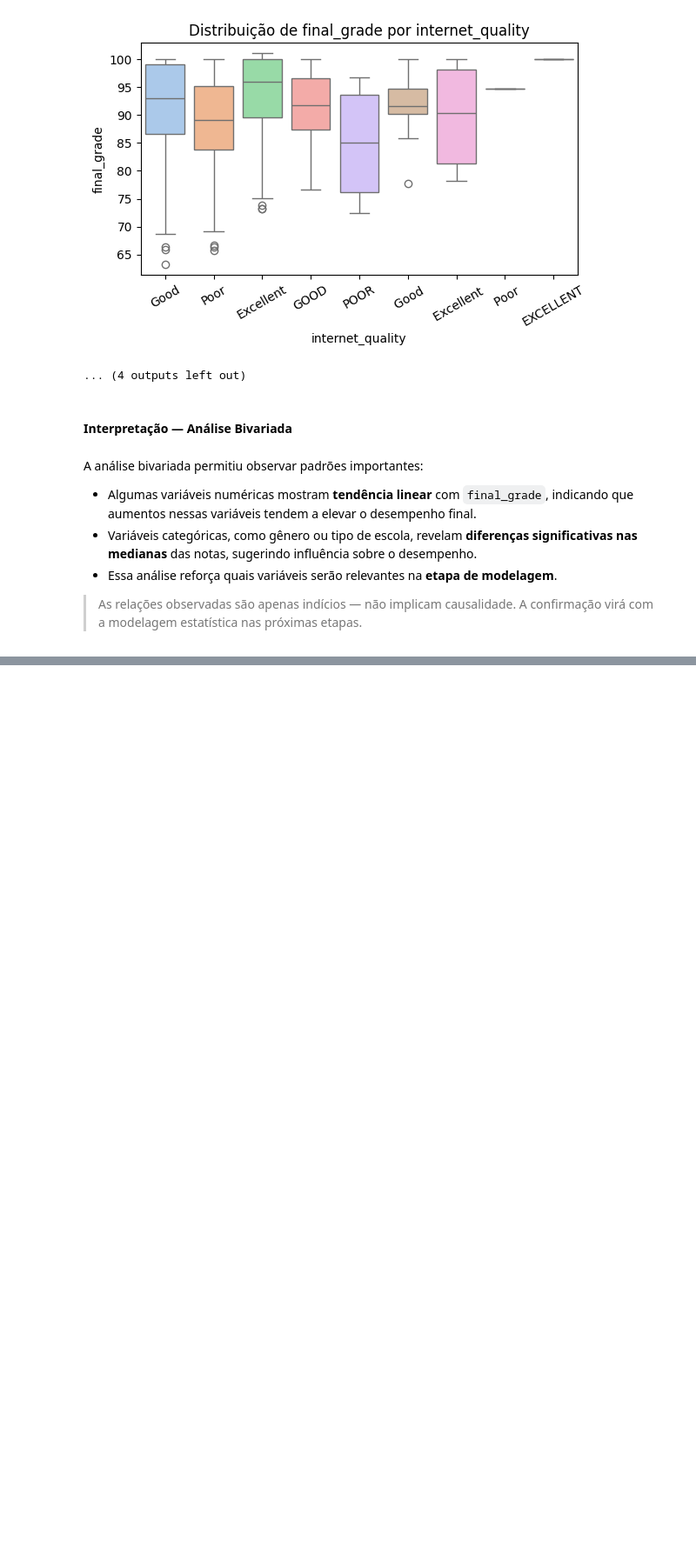
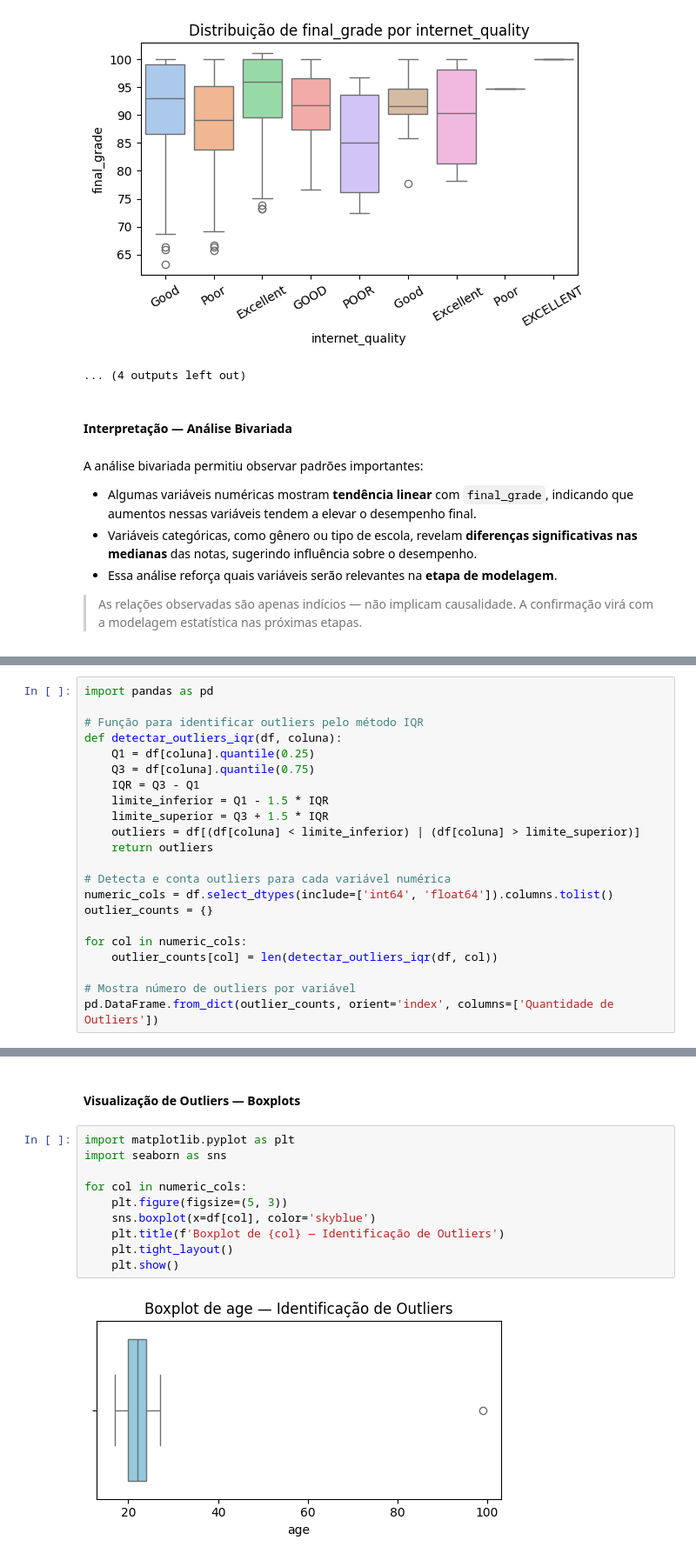
Before and after one commit to Juan-82/4-C-Juan-Enoque---students_performance, a Jupyter notebook: notebooks/01_EDA.ipynb, the cells around one changed output, grey strips where cells are left out. Shown at 87% size. Drawn from its saved outputs; the diff is of its cells as text; blank space fills up the shorter version.

```diff
--- a/notebooks/01_EDA.ipynb
+++ b/notebooks/01_EDA.ipynb
@@ -638,0 +649,22 @@ A análise bivariada permitiu observar padrões importantes:
+# %%
+import pandas as pd
+
+# Função para identificar outliers pelo método IQR
+def detectar_outliers_iqr(df, coluna):
+    Q1 = df[coluna].quantile(0.25)
+    Q3 = df[coluna].quantile(0.75)
+    IQR = Q3 - Q1
+    limite_inferior = Q1 - 1.5 * IQR
+    limite_superior = Q3 + 1.5 * IQR
+    outliers = df[(df[coluna] < limite_inferior) | (df[coluna] > limite_superior)]
+    return outliers
+
+# Detecta e conta outliers para cada variável numérica
+numeric_cols = df.select_dtypes(include=['int64', 'float64']).columns.tolist()
+outlier_counts = {}
+
+for col in numeric_cols:
+    outlier_counts[col] = len(detectar_outliers_iqr(df, col))
+
+# Mostra número de outliers por variável
+pd.DataFrame.from_dict(outlier_counts, orient='index', columns=['Quantidade de Outliers'])
@@ -638,0 +679,14 @@ A análise bivariada permitiu observar padrões importantes:
+# %% [markdown]
+#### Visualização de Outliers — Boxplots
+# %%
+import matplotlib.pyplot as plt
+import seaborn as sns
+
+for col in numeric_cols:
+    plt.figure(figsize=(5, 3))
+    sns.boxplot(x=df[col], color='skyblue')
+    plt.title(f'Boxplot de {col} — Identificação de Outliers')
+    plt.tight_layout()
+    plt.show()
+# %% [output]
+[figure, added]
```
Also changed, not shown: parts of 18 cells of this notebook.
